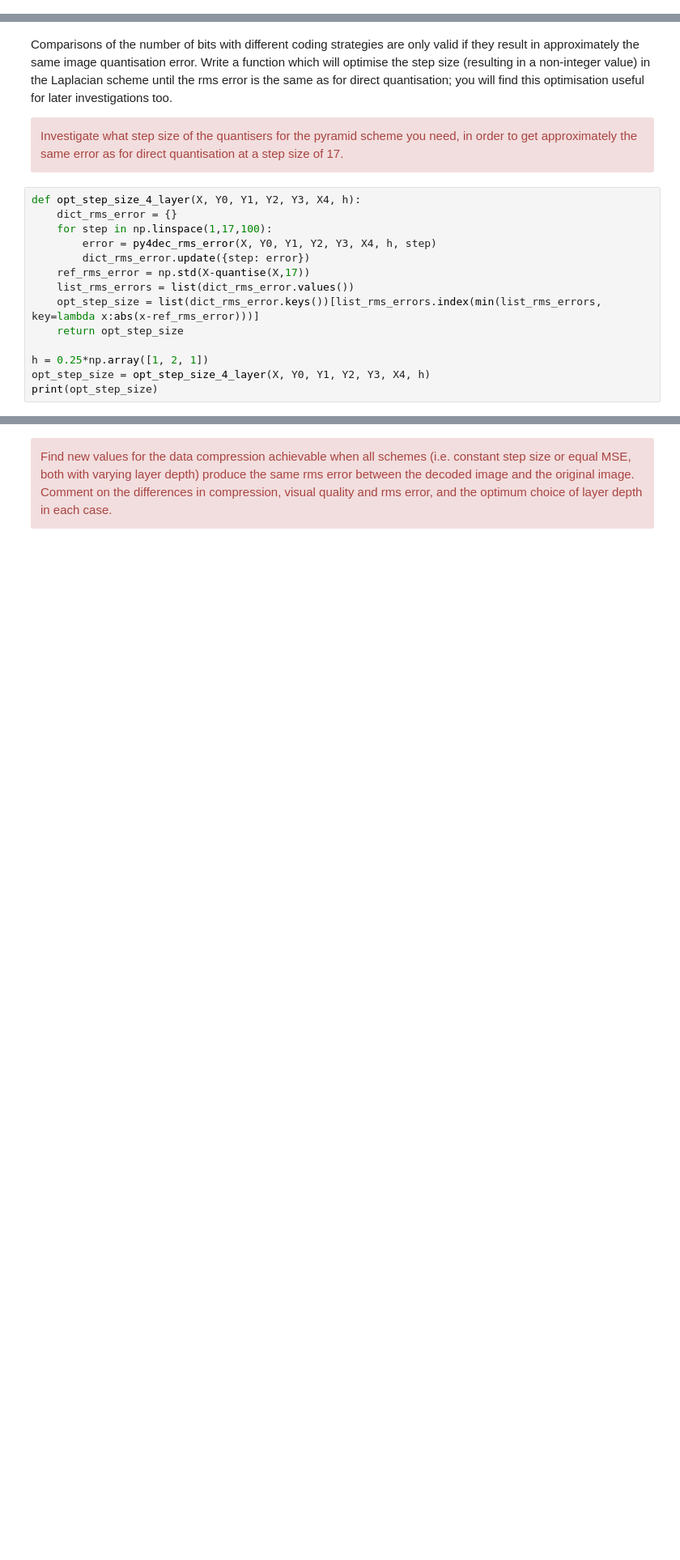
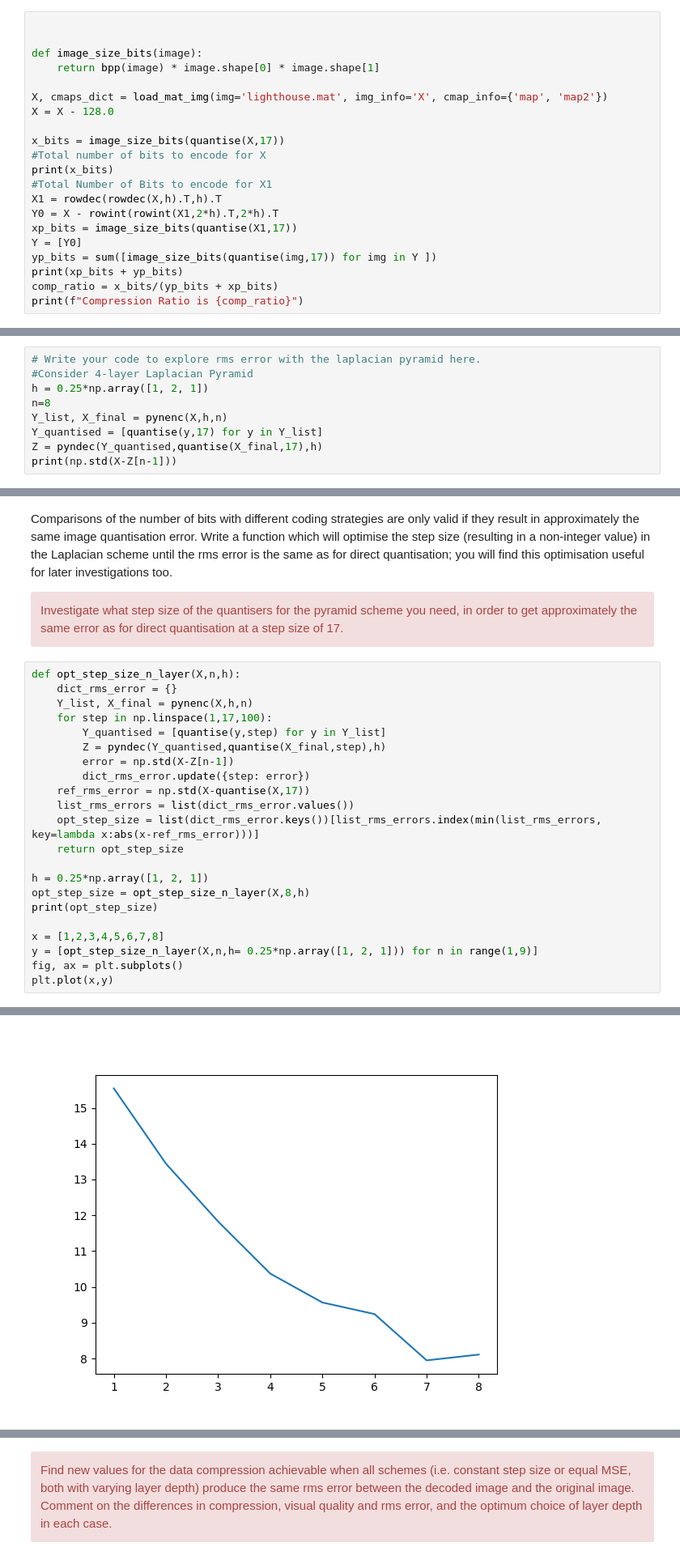
Before and after one commit to lk480/cued_sf2_lab, a Jupyter notebook: 6-laplacian-pyramid.ipynb, the cells around one changed output, grey strips where cells are left out. Shown at 81% size. Saved outputs shown, nothing was run; the diff lists cells and outputs as text; blank space fills up the shorter version.

Commit message:
Pending changes exported from your codespace

```diff
--- a/6-laplacian-pyramid.ipynb
+++ b/6-laplacian-pyramid.ipynb
@@ -377,0 +297,21 @@ print(y0_bits+x1_bits)
+# %%
+
+
+def image_size_bits(image):
+    return bpp(image) * image.shape[0] * image.shape[1]
+
+X, cmaps_dict = load_mat_img(img='lighthouse.mat', img_info='X', cmap_info={'map', 'map2'})
+X = X - 128.0
+
+x_bits = image_size_bits(quantise(X,17))
+#Total number of bits to encode for X
+print(x_bits)
+#Total Number of Bits to encode for X1
+X1 = rowdec(rowdec(X,h).T,h).T
+Y0 = X - rowint(rowint(X1,2*h).T,2*h).T
+xp_bits = image_size_bits(quantise(X1,17))
+Y = [Y0]
+yp_bits = sum([image_size_bits(quantise(img,17)) for img in Y ])
+print(xp_bits + yp_bits)
+comp_ratio = x_bits/(yp_bits + xp_bits)
+print(f"Compression Ratio is {comp_ratio}")
@@ -412,0 +328,9 @@ plot_image(Z0, ax=ax)
+# %%
+# Write your code to explore rms error with the laplacian pyramid here.
+#Consider 4-layer Laplacian Pyramid
+h = 0.25*np.array([1, 2, 1])
+n=8
+Y_list, X_final = pynenc(X,h,n)
+Y_quantised = [quantise(y,17) for y in Y_list]
+Z = pyndec(Y_quantised,quantise(X_final,17),h)
+print(np.std(X-Z[n-1]))
@@ -435,10 +361,13 @@ Comparisons of the number of bits with different coding strategies are only vali
 Investigate what step size of the quantisers for the pyramid scheme you need, in order to get approximately the same error as for direct quantisation at a step size of 17.
 </div>
 # %%
-def opt_step_size_4_layer(X, Y0, Y1, Y2, Y3, X4, h):
+def opt_step_size_n_layer(X,n,h):
     dict_rms_error = {}
+    Y_list, X_final = pynenc(X,h,n)
     for step in np.linspace(1,17,100):
-        error = py4dec_rms_error(X, Y0, Y1, Y2, Y3, X4, h, step)
+        Y_quantised = [quantise(y,step) for y in Y_list]
+        Z = pyndec(Y_quantised,quantise(X_final,step),h)
+        error = np.std(X-Z[n-1])
         dict_rms_error.update({step: error})
     ref_rms_error = np.std(X-quantise(X,17))
     list_rms_errors = list(dict_rms_error.values())
@@ -446,6 +375,11 @@ def opt_step_size_4_layer(X, Y0, Y1, Y2, Y3, X4, h):
     return opt_step_size
 
 h = 0.25*np.array([1, 2, 1])
-opt_step_size = opt_step_size_4_layer(X, Y0, Y1, Y2, Y3, X4, h)
+opt_step_size = opt_step_size_n_layer(X,8,h)
 print(opt_step_size)
+
+x = [1,2,3,4,5,6,7,8]
+y = [opt_step_size_n_layer(X,n,h= 0.25*np.array([1, 2, 1])) for n in range(1,9)]
+fig, ax = plt.subplots()
+plt.plot(x,y)
 # %% [output]
@@ -453,3 +388,4 @@ print(opt_step_size)
+[figure, added]
 # %% [markdown]
 In many of your results from now on you will need to expres the performance of your algorithms in terms of *compression ratio*, which is normally defined as:
 
```
Also changed, not shown: parts of 15 cells of this notebook.
